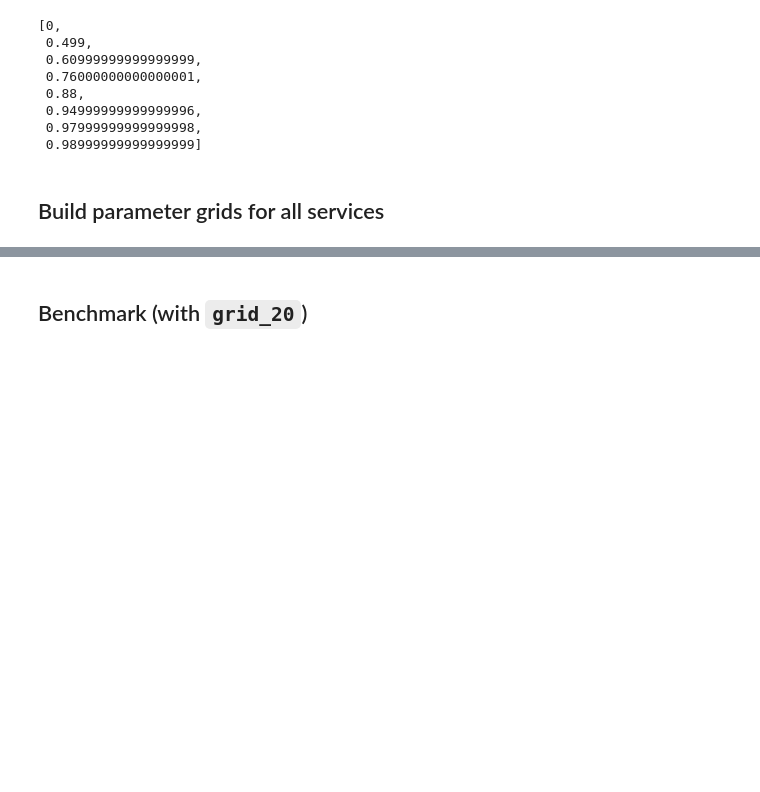
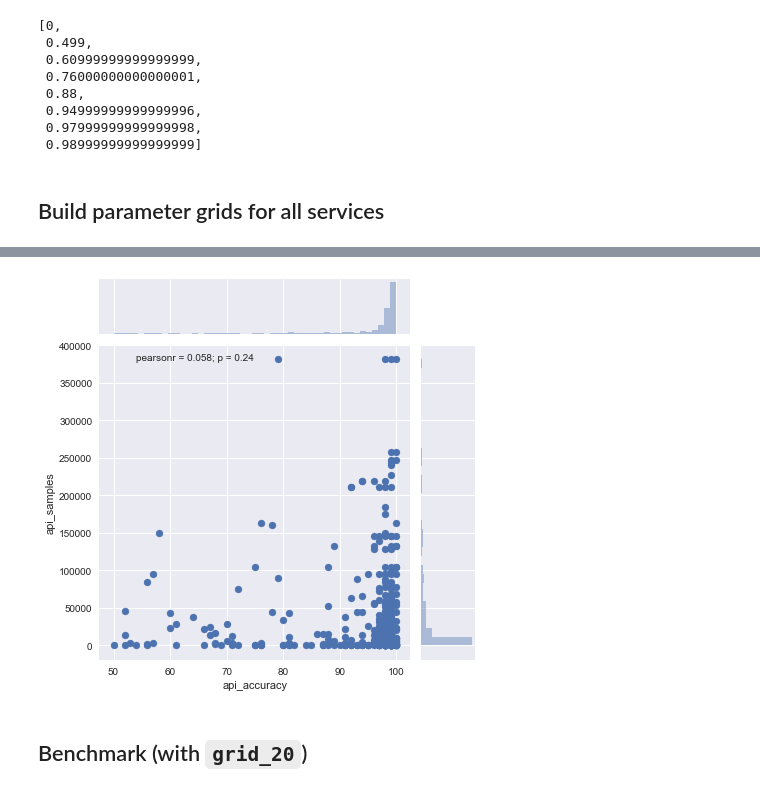
Before and after one commit to GenderGapSTEM-PublicationAnalysis/name_gender_inference, a Jupyter notebook: Parameter_tuning.ipynb, the cells around one changed output, grey strips where cells are left out. Drawn from its saved outputs; the diff is of its cells as text; code cells hidden in the pictures; blank space fills up the shorter version.

```diff
--- a/Parameter_tuning.ipynb
+++ b/Parameter_tuning.ipynb
@@ -225,3 +255,7 @@ grid_20['gender_api']
+# %%
+sns.jointplot(x="api_accuracy", y="api_samples", data=df);
+# %% [output]
+[figure, added]
 # %% [markdown]
 ## Benchmark (with `grid_20`)
 # %%
```
Also changed, not shown: parts of 15 cells of this notebook, 1 other file.
